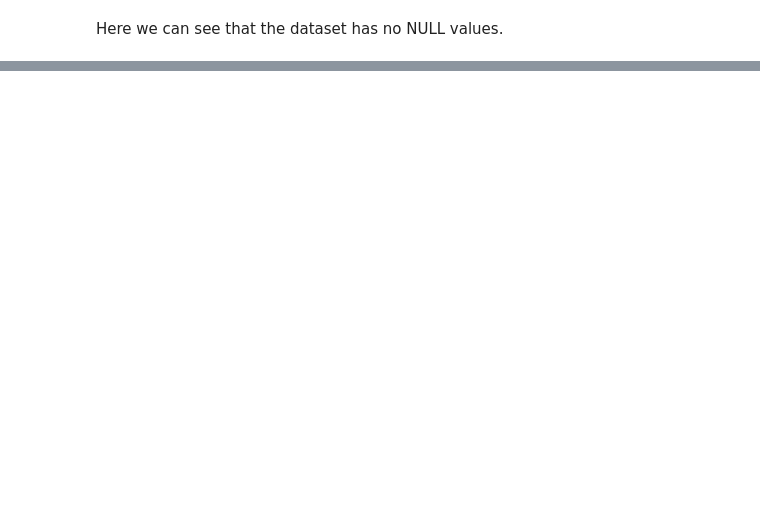
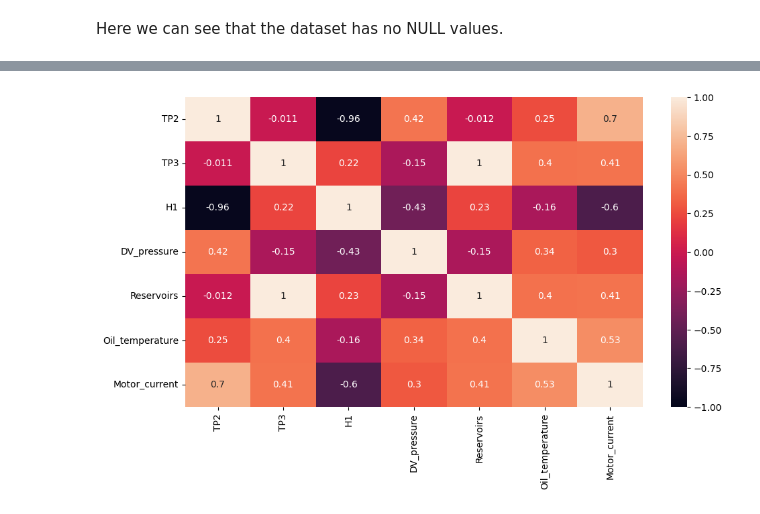
Before and after one commit to Maulik2493/IT496-T18, a Jupyter notebook: 202101415_Maulik_Thakkar/202101415_Maulik_Thakkar.ipynb, the cells around one changed output, grey strips where cells are left out. Cells and saved outputs as stored; diff of their text form; code cells hidden in the pictures; blank space fills up the shorter version.

```diff
--- a/202101415_Maulik_Thakkar/202101415_Maulik_Thakkar.ipynb
+++ b/202101415_Maulik_Thakkar/202101415_Maulik_Thakkar.ipynb
@@ -86,0 +156,7 @@ Here we can see that the dataset has no NULL values.
+# %%
+df["timestamp"] = pd.to_datetime(df["timestamp"]);
+# %%
+df_pair_plot = df[['TP2' , 'TP3' ,'H1' , 'DV_pressure' , 'Reservoirs' , 'Oil_temperature' , 'Motor_current']].copy()
+plt.figure(figsize=(13,17))
+sns.pairplot(df_pair_plot )
+plt.show()
@@ -86,0 +166,6 @@ Here we can see that the dataset has no NULL values.
+# %%
+plt.figure(figsize=(11, 6))
+sns.heatmap(df_pair_plot.corr(), annot = True, vmin = -1, vmax = 1)
+plt.show()
+# %% [output]
+[figure, added]
```
Also changed, not shown: parts of 7 cells of this notebook.
